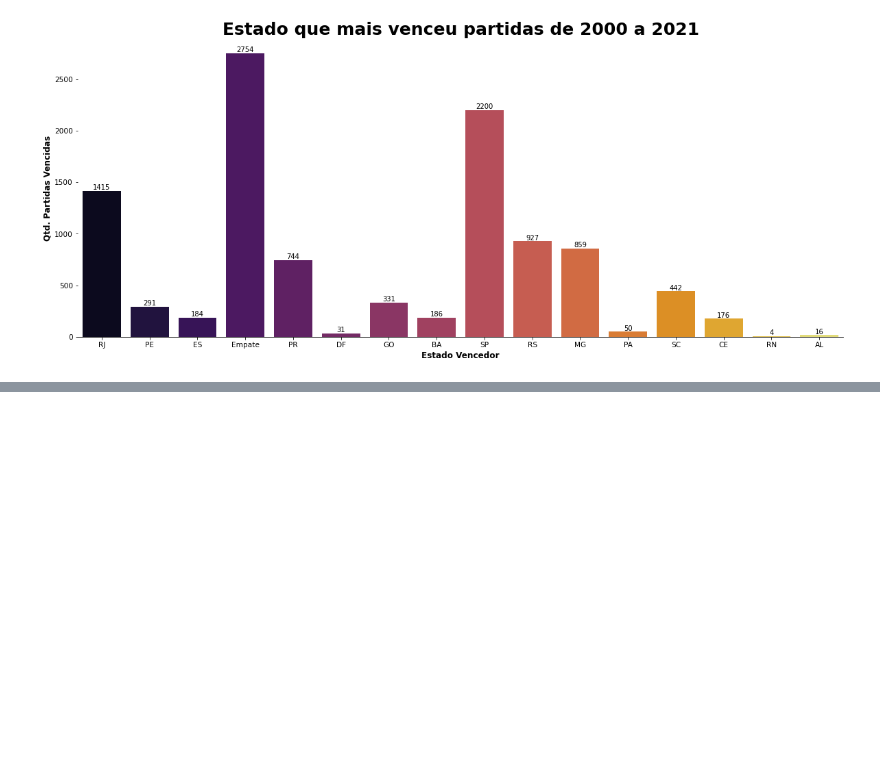
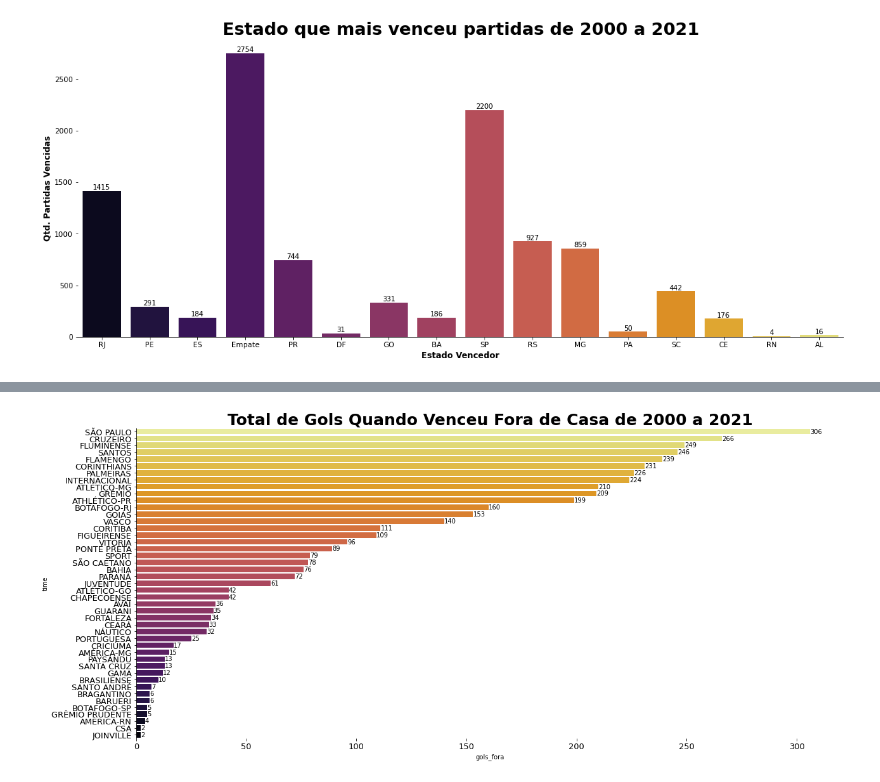
Before and after one commit to NophaieViscente/AnalisandoDadosBrasileirao, a Jupyter notebook: Analise_de_Dados_Campeonato_Brasileiro_2000_até_2021.ipynb, the cells around one changed output, grey strips where cells are left out. Drawn from its saved outputs; the diff is of its cells as text; code cells hidden in the pictures; blank space fills up the shorter version.

```diff
--- a/Analise_de_Dados_Campeonato_Brasileiro_2000_até_2021.ipynb
+++ b/Analise_de_Dados_Campeonato_Brasileiro_2000_até_2021.ipynb
@@ -96,3 +104,10 @@ vencedorVisitante.head()
+# %%
+# Criando novo dataSet para alocar os dados de Vencedores com suas Quantidades de gols fora de casa .
+placarVisitante = awayWinners[['Vencedor','Visitante Placar']]
+placarVisitante = placarVisitante.groupby('Vencedor').sum().sort_values('Visitante Placar',ascending=False)
+golsVisitante = pd.DataFrame()
+golsVisitante['time'] = placarVisitante.index
+golsVisitante['gols_fora'] = placarVisitante.values
 # %% [markdown]
 #### Funções mais usadas para a análise.
 # %%
@@ -182,0 +210,5 @@ plt.show()
+# %%
+graficoContagemHorizontal(dados=golsVisitante,y='time',x='gols_fora',hue=None,orientacaoFigura='h',palette='inferno_r',tamanhoFigura=(20,9),titulo='Total de Gols Quando Venceu Fora de Casa de 2000 a 2021',
+                          tamanhoFonteTitulo=25,tipoFonteTitulo='semibold',tamanhoTickLabels=13)
+# %% [output]
+[figure, added]
```
Also changed, not shown: parts of 21 cells of this notebook.
